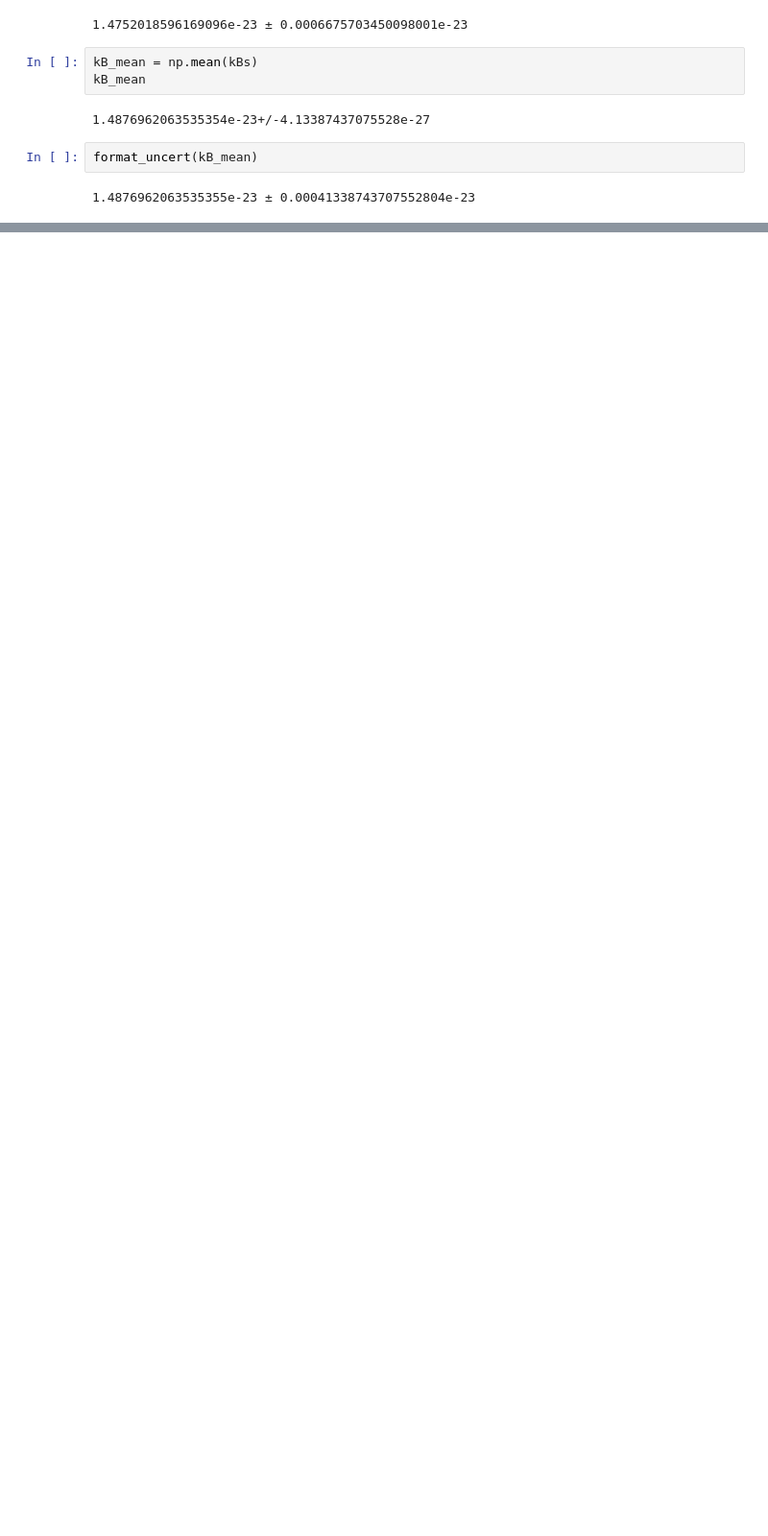
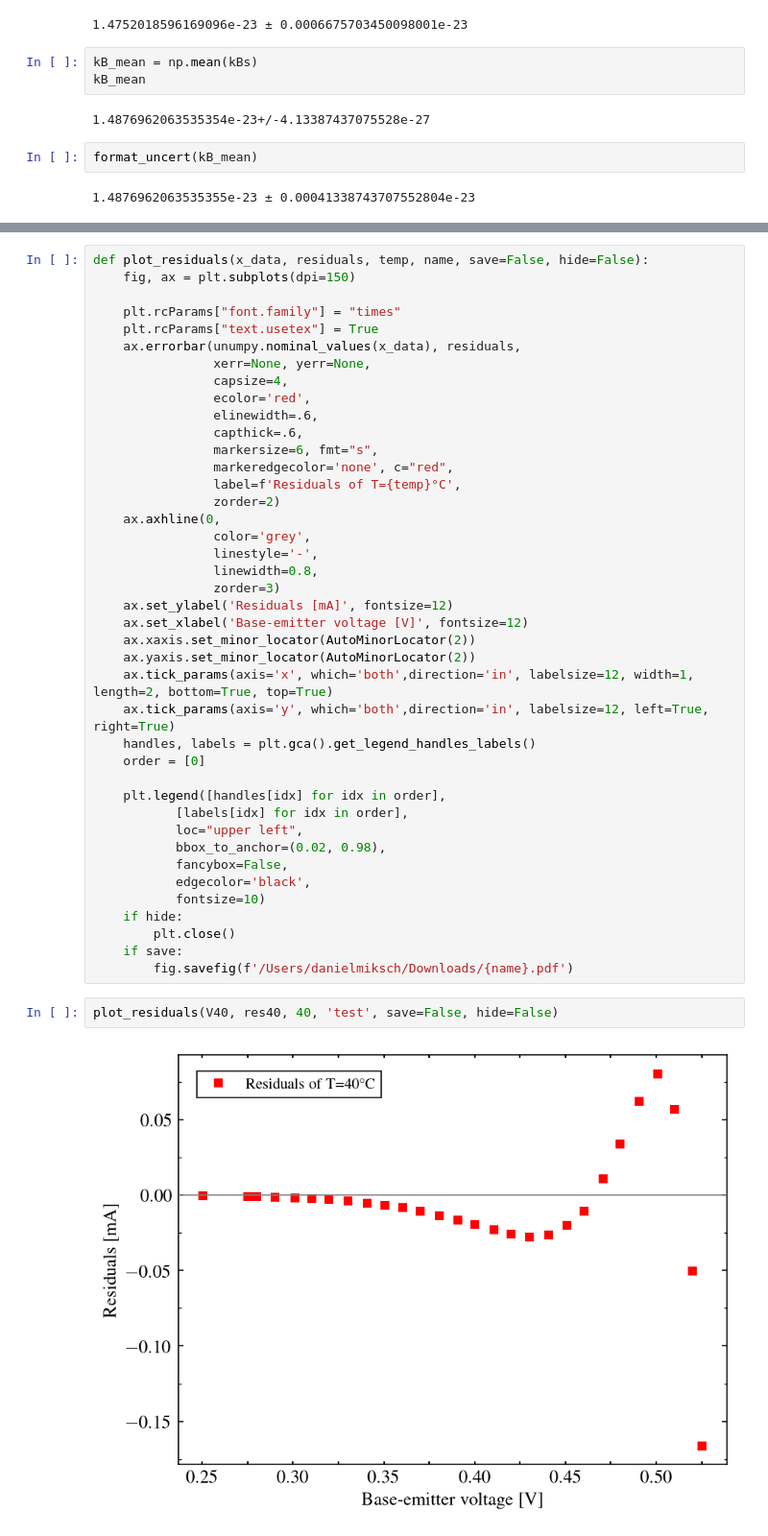
Before and after one commit to dantona02/C2lab, a Jupyter notebook: C45.ipynb, the cells around one changed output, grey strips where cells are left out. Shown: that part at 96% size. Saved outputs shown, nothing was run; the diff lists cells and outputs as text; blank space fills up the shorter version.

```diff
--- a/C45.ipynb
+++ b/C45.ipynb
@@ -358,0 +374,45 @@ format_uncert(kB_mean)
+# %%
+def plot_residuals(x_data, residuals, temp, name, save=False, hide=False):
+    fig, ax = plt.subplots(dpi=150)
+
+    plt.rcParams["font.family"] = "times"
+    plt.rcParams["text.usetex"] = True
+    ax.errorbar(unumpy.nominal_values(x_data), residuals,
+                xerr=None, yerr=None,
+                capsize=4,
+                ecolor='red',
+                elinewidth=.6,
+                capthick=.6,
+                markersize=6, fmt="s",
+                markeredgecolor='none', c="red",
+                label=f'Residuals of T={temp}°C',
+                zorder=2)
+    ax.axhline(0,
+                color='grey',
+                linestyle='-',
+                linewidth=0.8,
+                zorder=3)
+    ax.set_ylabel('Residuals [mA]', fontsize=12)
+    ax.set_xlabel('Base-emitter voltage [V]', fontsize=12)
+    ax.xaxis.set_minor_locator(AutoMinorLocator(2))
+    ax.yaxis.set_minor_locator(AutoMinorLocator(2))
+    ax.tick_params(axis='x', which='both',direction='in', labelsize=12, width=1, length=2, bottom=True, top=True)
+    ax.tick_params(axis='y', which='both',direction='in', labelsize=12, left=True, right=True)
+    handles, labels = plt.gca().get_legend_handles_labels()
+    order = [0]
+
+    plt.legend([handles[idx] for idx in order],
+           [labels[idx] for idx in order],
+           loc="upper left",
+           bbox_to_anchor=(0.02, 0.98),
+           fancybox=False,
+           edgecolor='black',
+           fontsize=10)
+    if hide:
+        plt.close()
+    if save:
+        fig.savefig(f'/Users/danielmiksch/Downloads/{name}.pdf')
+# %%
+plot_residuals(V40, res40, 40, 'test', save=False, hide=False)
+# %% [output]
+[figure, added]
```
Also changed, not shown: parts of 7 cells of this notebook.
